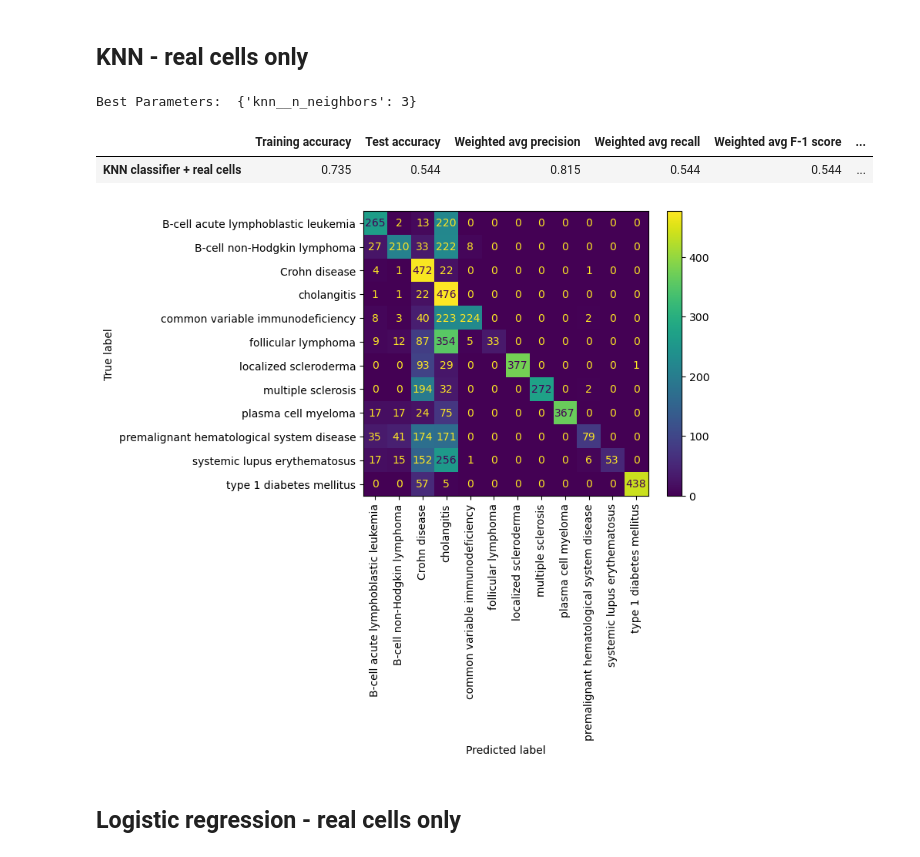
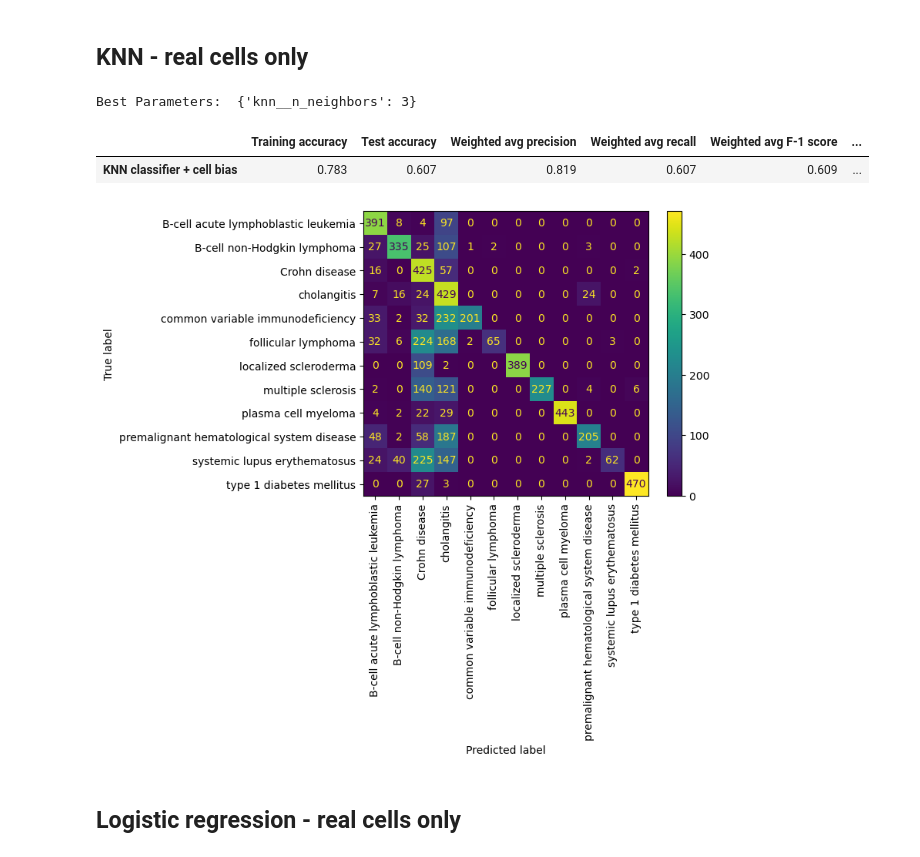
Before and after one commit to AdrianGrzybowski/Immune_diseases_classifier, a Jupyter notebook: Analysis.ipynb, the cells around one changed output. Drawn from its saved outputs; the diff is of its cells as text; code cells hidden in the pictures.

```diff
--- a/Analysis.ipynb
+++ b/Analysis.ipynb
@@ -465,6 +473,8 @@ X_train95, X_train05, y_train95, y_train05 = train_test_split(X_train, y_train,
 # %%
-#Create training and test set for real and augmented cells only, downsample the data to float16 to save memory
+#Create training and test set for real and augmented cells only,
 is_real_train= np.where((train_adata.obs['is_real_cell']=='real') | (train_adata.obs['is_real_cell']=='augmented'), 1, 0)
 X_train_real = X_train[is_real_train==1]
 y_train_real = y_train[is_real_train==1]
-X_train_real90, X_train_real10, y_train_real90, y_train_real10 = train_test_split(X_train_real, y_train_real, test_size=0.10, random_state=42)
+X_train_real90, X_train_real10, y_train_real90, y_train_real10 = train_test_split(X_train_real, y_train_real, test_size=0.20, random_state=42)
+X_train_real90 = None
+y_train_real90 = None
@@ -801,7 +1064,7 @@ dummy2_df
 pipe = Pipeline([('knn',KNeighborsClassifier(n_jobs=-1))])
 
 # parameters to search
-params_knn = {'knn__n_neighbors':[3,5,7,9,13,17,25],
+params_knn = {'knn__n_neighbors':[3,7,13,17,25],
 #              'knn__p' :[1, 2]
 #              'knn__weights' : ('uniform', 'distance'),
 #              'knn__algorithm': ['auto', 'ball_tree', 'kd_tree', 'brute'],
@@ -813,48 +1076,56 @@ params_knn = {'knn__n_neighbors':[3,5,7,9,13,17,25],
 
 
 start_time = time.time()
-grid = RandomizedSearchCV(pipe, param_distributions=params_knn, scoring='f1_weighted',refit='recall',n_jobs=3, pre_dispatch="2*n_jobs",n_iter=10, cv=3).fit(X_train_real10,y_train_real10)
+grid = RandomizedSearchCV(pipe,
+                          param_distributions=params_knn,
+                          scoring='f1_weighted',
+                          refit='recall',
+                          n_jobs=3,
+                          pre_dispatch="2*n_jobs"
+                          ,n_iter=5,
+                          cv=3).fit(X_train_real10,y_train_real10)
 end_time = time.time()
 
 #How much time did it take
 execution_time = end_time - start_time  # Calculate the elapsed time
 
 #Fidelity scores
 preds = grid.best_estimator_.predict(X_test)
 acc_train = grid.best_estimator_.score(X_train_real10,y_train_real10)
 acc_test = grid.best_estimator_.score(X_test,y_test)
 report = classification_report(y_test, preds, output_dict=True)
 
 #Confusion matrix
 labels = disease_one_hot_df.columns.to_list()
 confusion_mat = confusion_matrix(y_test,preds,labels=labels)
 dist = ConfusionMatrixDisplay(confusion_matrix=confusion_mat,display_labels=labels).plot()
 plt.xticks(rotation=90)
 
 #Weighted avg ROC AUC
 y_score = grid.best_estimator_.predict_proba(X_test)
 roc_auc_value = roc_auc_score(y_test, y_score, average='weighted', multi_class='ovr')
 
 # Get the best hyperparameters
 best_params = grid.best_params_
 
 #Save results in the dataframe
 knn2_df = pd.DataFrame({'Training accuracy':[round(acc_train,3)],
-              'Test accuracy':[round(acc_test,3)],
-              'Weighted avg precision':[round(report['weighted avg']['precision'],3)],
-              'Weighted avg recall':[round(report['weighted avg']['recall'],3)],
-              'Weighted avg F-1 score':[round(report['weighted avg']['f1-score'],3)],
-              'Weighted ROC AUC':[round(roc_auc_value,3)],
-              'Training time[s]':[round(execution_time,1)]
-             },index=['KNN classifier + real cells'])
+                        'Test accuracy':[round(acc_test,3)],
+                        'Weighted avg precision':[round(report['weighted avg']['precision'],3)],
+                        'Weighted avg recall':[round(report['weighted avg']['recall'],3)],
+                        'Weighted avg F-1 score':[round(report['weighted avg']['f1-score'],3)],
+                        'Weighted ROC AUC':[round(roc_auc_value,3)],
+                        'Training time[s]':[round(execution_time,1)],
+                          'Trained on N cells':[len(y_train_real10)]
+             },index=['KNN classifier + cell bias'])
 knn2_report_df = pd.DataFrame(report)
 print('Best Parameters: ', best_params)
 knn2_df
 # %% [output]
 Best Parameters:  {'knn__n_neighbors': 3}
 |  | Training accuracy | Test accuracy | Weighted avg precision | Weighted avg recall | Weighted avg F-1 score | ... |
-| KNN classifier + real cells | 0.735 | 0.544 | 0.815 | 0.544 | 0.544 | ... |
+| KNN classifier + cell bias | 0.783 | 0.607 | 0.819 | 0.607 | 0.609 | ... |
-[figure, old version]
+[figure, new version]
 # %% [markdown]
 ## Logistic regression - real cells only
 # %%
```
Also changed, not shown: parts of 34 cells of this notebook.
